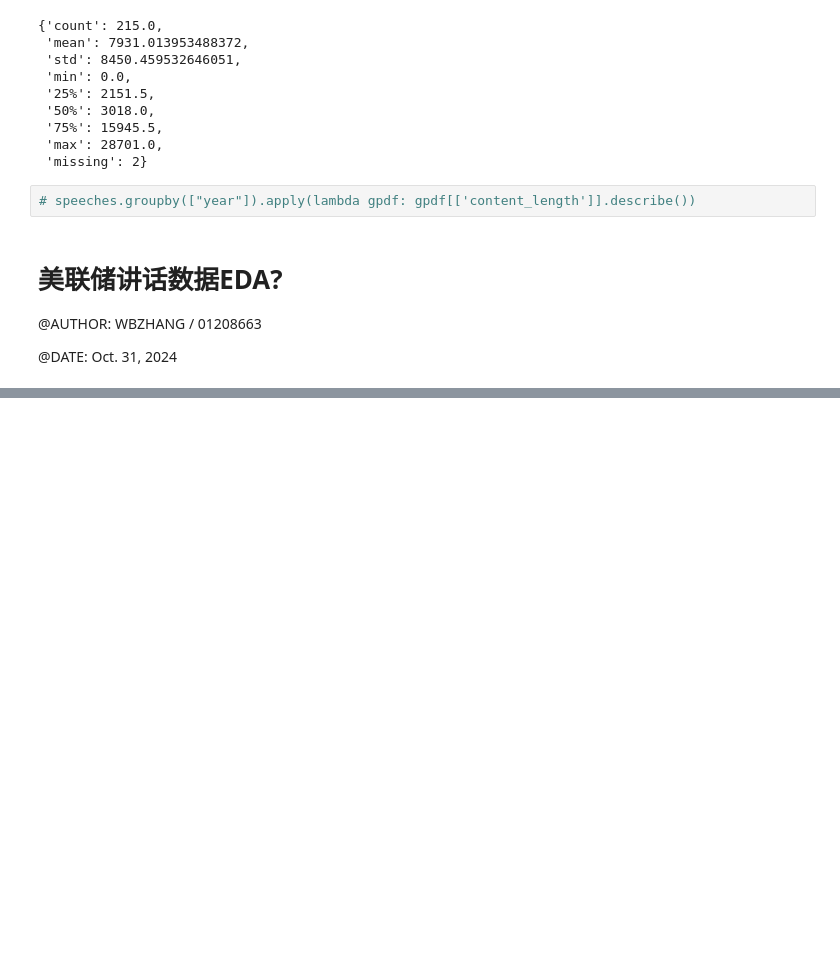
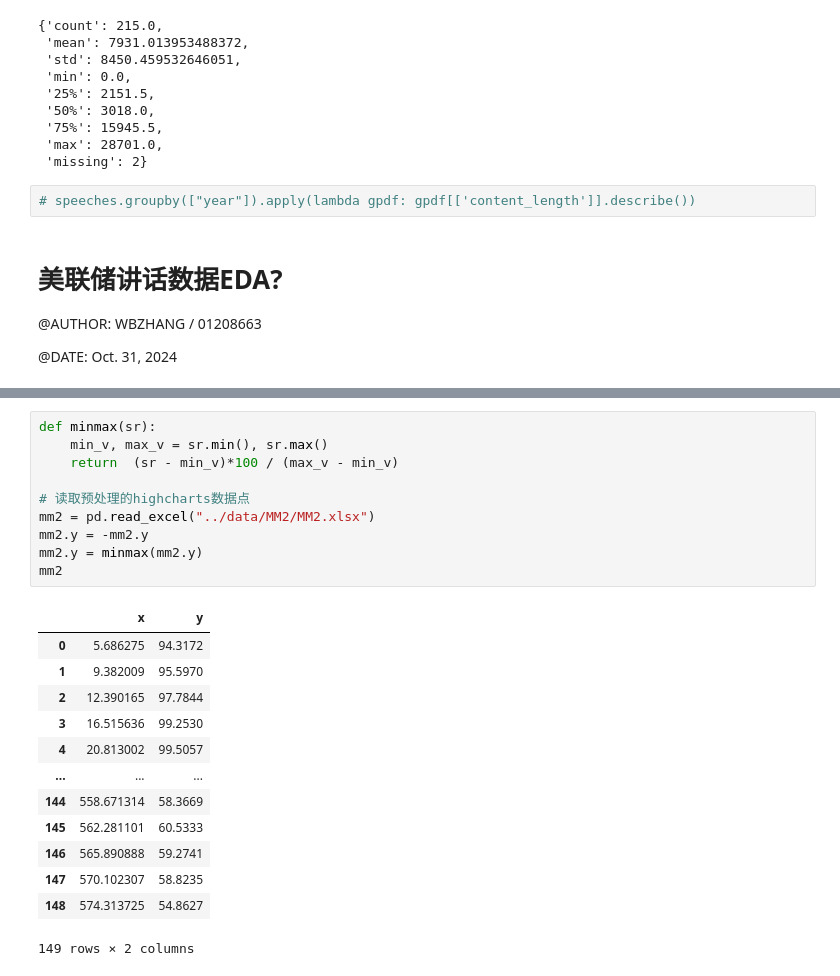
Before and after one commit to wbzhang233/FOMCSpeechScraper, a Jupyter notebook: data_scraper/fed_speeches_EDA.ipynb, the cells around one changed output, grey strips where cells are left out. Drawn from its saved outputs; the diff is of its cells as text; blank space fills up the shorter version.

```diff
--- a/data_scraper/fed_speeches_EDA.ipynb
+++ b/data_scraper/fed_speeches_EDA.ipynb
@@ -145,0 +195,24 @@ content_length_desc
+# %%
+def minmax(sr):
+    min_v, max_v = sr.min(), sr.max()
+    return  (sr - min_v)*100 / (max_v - min_v)
+
+# 读取预处理的highcharts数据点
+mm2 = pd.read_excel("../data/MM2/MM2.xlsx")
+mm2.y = -mm2.y
+mm2.y = minmax(mm2.y)
+mm2
+# %% [output]
+|  | x | y |
+| 0 | 5.686275 | 94.3172 |
+| 1 | 9.382009 | 95.5970 |
+| 2 | 12.390165 | 97.7844 |
+| 3 | 16.515636 | 99.2530 |
+| 4 | 20.813002 | 99.5057 |
+| ... | ... | ... |
+| 144 | 558.671314 | 58.3669 |
+| 145 | 562.281101 | 60.5333 |
+| 146 | 565.890888 | 59.2741 |
+| 147 | 570.102307 | 58.8235 |
+| 148 | 574.313725 | 54.8627 |
+149 rows × 2 columns
```
Also changed, not shown: parts of 18 cells of this notebook, 28 other files.
